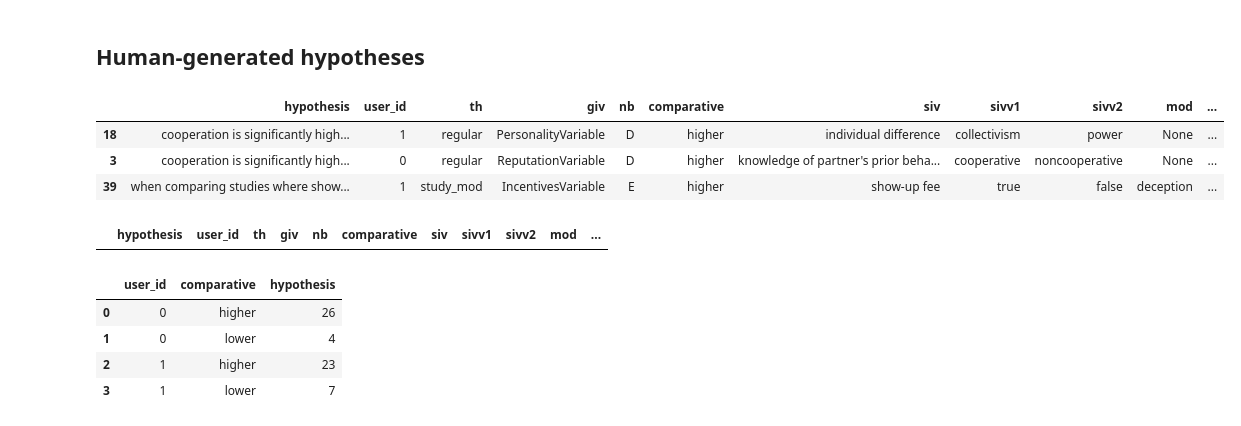
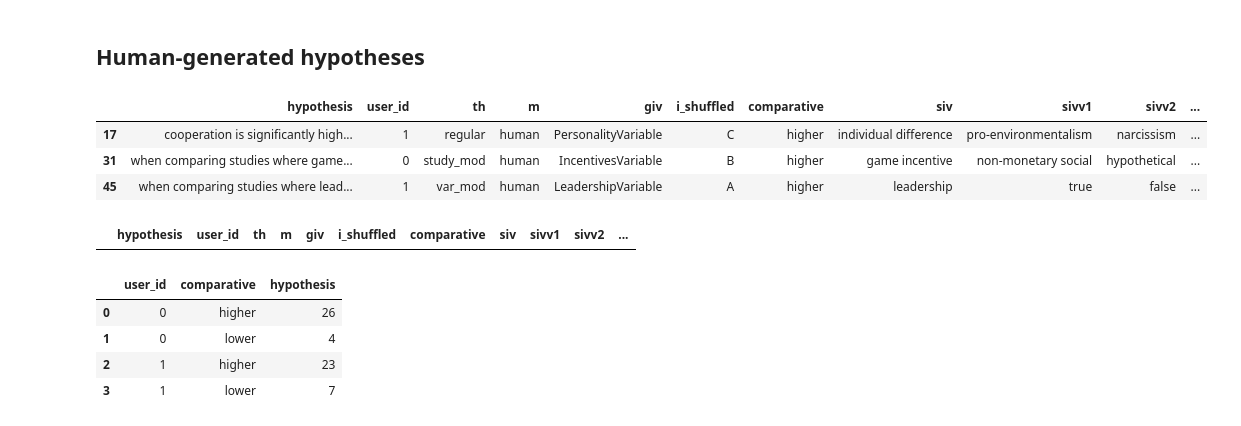
Before and after one commit to InesBlin/coda_hypothesis_generation, a Jupyter notebook: experiments/user_studies/analyse_user_studies.ipynb, the cells around one changed output. Saved outputs shown, nothing was run; the diff lists cells and outputs as text; code cells hidden in the pictures.

Commit message:
updated analysis of user studies

```diff
--- a/experiments/user_studies/analyse_user_studies.ipynb
+++ b/experiments/user_studies/analyse_user_studies.ipynb
@@ -47,7 +47,7 @@ all_results.head(3)
 human_h_start_col = "Please formulate the top 5 hypotheses that are the most relevant or interesting to investigate."
 human_h_orig = all_results[[x for x in all_results.columns if x.startswith(human_h_start_col)]]
 human_h_orig.columns = H_ORDER
-human_h = pd.DataFrame(columns=["hypothesis", "user_id", "th", "giv", "nb"] + COLS_VAR)
+human_h = pd.DataFrame(columns=["hypothesis", "user_id", "th", "m", "giv", "i_shuffled"] + COLS_VAR)
 
 def preprocess_h(text, pattern):
     """ Pre-processing hypotheses (sometimes there is a difference across writings) """
@@ -66,45 +66,46 @@ def update_row(row, val):
     """ Add info to df """
     th = "_".join(val.split("_")[:-1])
     row["th"] = th
+    row["m"] = "human"
     row["giv"] = val.split("_")[-1]
-    row["nb"] = row["hypothesis"].split("-")[0]
+    row["i_shuffled"] = str(row["hypothesis"].split("-")[0])
     row["hypothesis"] = "-".join(row["hypothesis"].split("-")[1:]).strip()
     pattern = r'\((\d+)\)'
     score = re.search(pattern, row["hypothesis"])
     if score:
         row["score"] = int(score.group(1))
     else:
         row["score"] = None
     row["hypothesis"] = preprocess_h(row["hypothesis"], pattern)
 
     for regex in TEMPLATES_REGEX[th]:
         matches = list(re.finditer(regex, row["hypothesis"], re.MULTILINE))
         if matches:
             grouped = list(matches)[0].groups()
             vals = {var: grouped[index] for index, var in enumerate(TEMPLATES_VAR[th])}
             for col in COLS_VAR:
                 row[col] = vals.get(col, None)
             break
 
     return row
 
 for val in H_ORDER:
     human_h_orig.loc[:, val] = human_h_orig[val].apply(lambda x: [y for y in x.split("\n") if y])
     curr_df = human_h_orig[[val]].explode(val).rename(columns={val: "hypothesis"})
     curr_df["user_id"] = curr_df.index
     curr_df = curr_df.apply(lambda row: update_row(row, val), axis=1)
     human_h = pd.concat([human_h, curr_df])
 
 human_h.reset_index(drop=True).sample(3)
 # %% [output]
-|  | hypothesis | user_id | th | giv | nb | comparative | siv | sivv1 | sivv2 | mod | ... |
-| 18 | cooperation is significantly high... | 1 | regular | PersonalityVariable | D | higher | individual difference | collectivism | power | None | ... |
-| 3 | cooperation is significantly high... | 0 | regular | ReputationVariable | D | higher | knowledge of partner's prior beha... | cooperative | noncooperative | None | ... |
-| 39 | when comparing studies where show... | 1 | study_mod | IncentivesVariable | E | higher | show-up fee | true | false | deception | ... |
+|  | hypothesis | user_id | th | m | giv | i_shuffled | comparative | siv | sivv1 | sivv2 | ... |
+| 17 | cooperation is significantly high... | 1 | regular | human | PersonalityVariable | C | higher | individual difference | pro-environmentalism | narcissism | ... |
+| 31 | when comparing studies where game... | 0 | study_mod | human | IncentivesVariable | B | higher | game incentive | non-monetary social | hypothetical | ... |
+| 45 | when comparing studies where lead... | 1 | var_mod | human | LeadershipVariable | A | higher | leadership | true | false | ... |
 # %%
 human_h[human_h.comparative.isna()]
 # %% [output]
-|  | hypothesis | user_id | th | giv | nb | comparative | siv | sivv1 | sivv2 | mod | ... |
+|  | hypothesis | user_id | th | m | giv | i_shuffled | comparative | siv | sivv1 | sivv2 | ... |
 # %%
 human_h.groupby(["user_id", "comparative"]).agg({"hypothesis": "count"}).reset_index()
 # %% [output]
```
Also changed, not shown: parts of 9 cells of this notebook.
